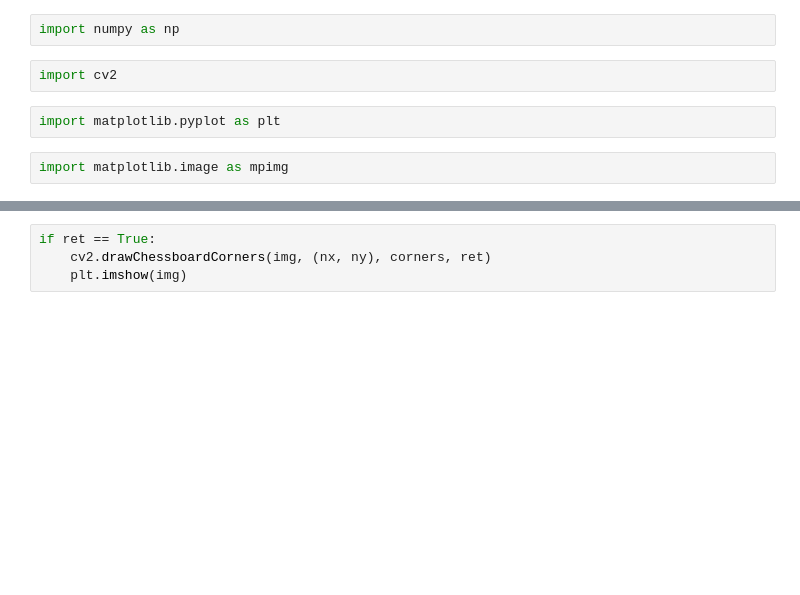
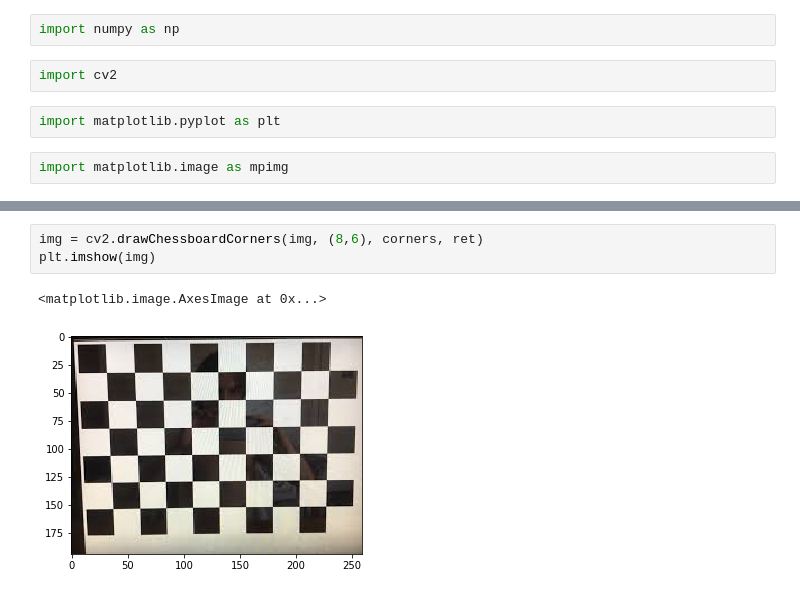
Before and after one commit to OctavianusGoni/PCD, a Jupyter notebook: tugas2.ipynb, the cells around one changed output, grey strips where cells are left out. Saved outputs shown, nothing was run; the diff lists cells and outputs as text; blank space fills up the shorter version.

```diff
--- a/tugas2.ipynb
+++ b/tugas2.ipynb
@@ -19,4 +40,6 @@ ret, corners = cv2.findChessboardCorners(gray, (nx, ny), None)
 # %%
-if ret == True:
-    cv2.drawChessboardCorners(img, (nx, ny), corners, ret)
-    plt.imshow(img)
+img = cv2.drawChessboardCorners(img, (8,6), corners, ret)
+plt.imshow(img)
+# %% [output]
+<matplotlib.image.AxesImage at 0x...>
+[figure, added]
```
Also changed, not shown: parts of 10 cells of this notebook.
